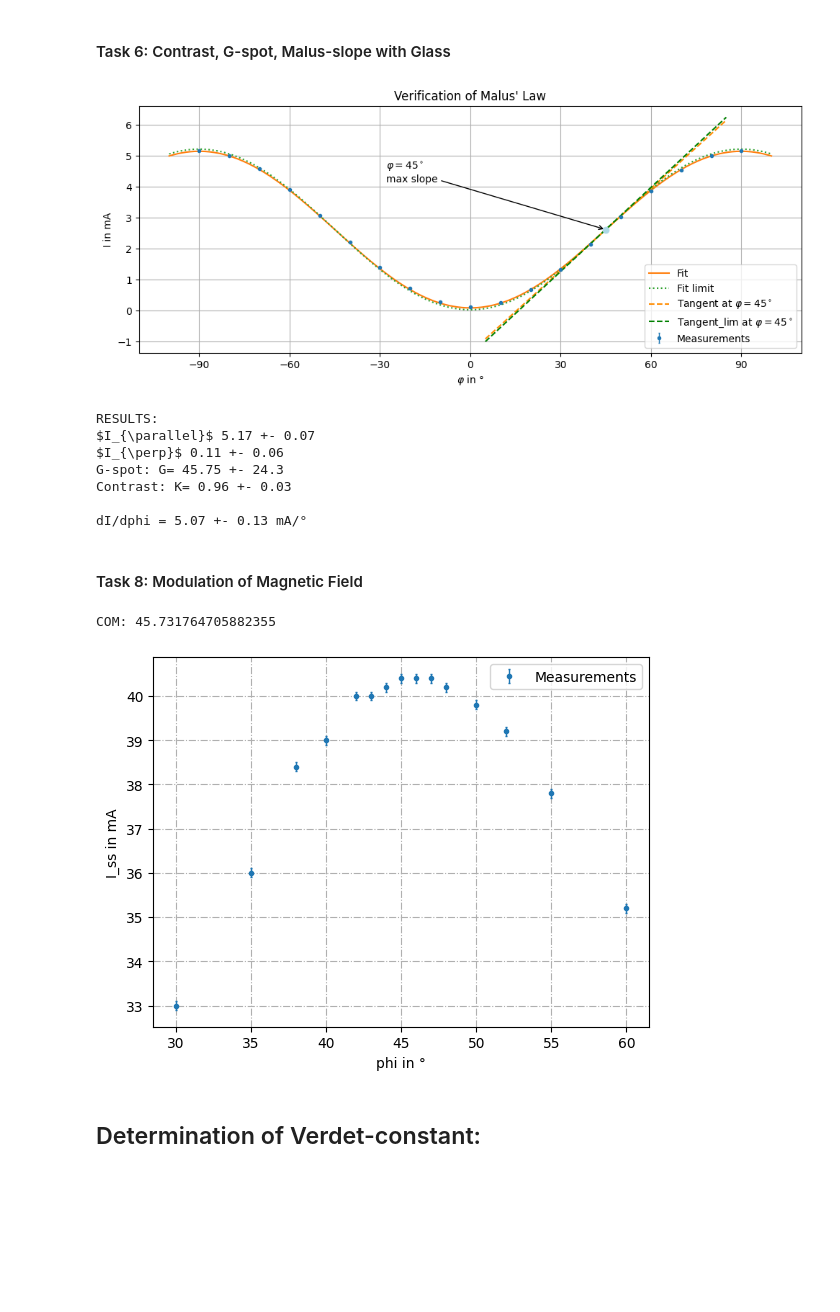
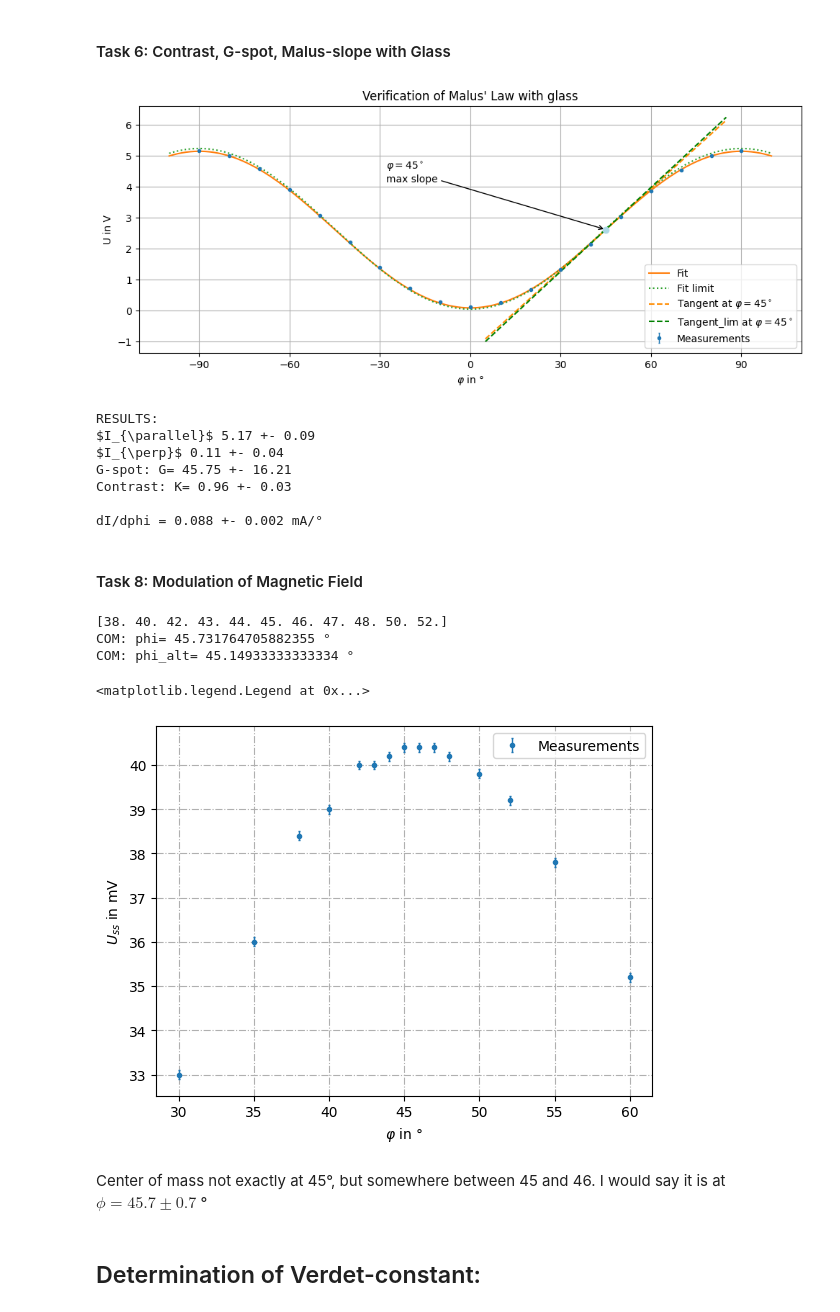
Before and after one commit to cembomembo/FP-Faraday, a Jupyter notebook: Evaluation/evaluation.ipynb, the cells around one changed output. Drawn from its saved outputs; the diff is of its cells as text; code cells hidden in the pictures; blank space fills up the shorter version.

```diff
--- a/Evaluation/evaluation.ipynb
+++ b/Evaluation/evaluation.ipynb
@@ -148,19 +149,19 @@ I_phi = np.array([
 
 plt.figure(figsize=(10., 4.2))
 plt.errorbar(I_phi[0],I_phi[1],yerr=0.01, fmt='.', capsize=1, elinewidth=1, label='Measurements')# xerr=0.01, line_style='dashed' )
-plt.ylabel(r'I in mA')
+plt.ylabel(r'U in V')
 plt.xlabel(r"$\varphi$ in °")
 
 # Manual fit cos(phi):
 x_fit = np.linspace(-100,100,1000)
 def y_fit(x):
     x = x*2*np.pi/360
-    return 5.1*np.cos(x+np.pi/2)**2 + 0.06
-plt.plot(x_fit,y_fit(x_fit),'-', label='Fit')
+    return np.max(I_phi[1])*np.cos(x+np.pi/2)**2 + 0.0#6
+plt.plot(x_fit,y_fit(x_fit),'-', label='Theoretical Curve')
 
 def y_fit_grenz(x):
     x = x*2*np.pi/360
-    return 5.2*np.cos(x+np.pi/2)**2+0
+    return 5*np.cos(x+np.pi/2)**2+0.1
 plt.plot(x_fit,y_fit_grenz(x_fit),':', label='Fit limit')
 
 plt.xticks(np.linspace(-90,90,7))
@@ -175,7 +176,7 @@ I_par = np.max(I_phi[1])
 I_par_err = np.abs(np.max(y_fit_grenz(x_fit)) - np.max(y_fit(x_fit)))
 
 I_ort = np.min(y_fit(x_fit))
-I_ort = np.min(I_phi[1])
+I_ort = 0.2 #np.min(I_phi[1])
 I_ort_err = np.abs(np.min(y_fit_grenz(x_fit)) - np.min(y_fit(x_fit)))
 
 K = (I_par - I_ort)/(I_par + I_ort)
@@ -185,8 +186,8 @@ G = I_par/I_ort
 G_err = G*np.sqrt((I_ort_err/I_ort)**2+(I_par_err/I_par)**2)
 
 print('\033[1m'+'RESULTS:'+'\033[0m')
-print(r'$I_{\parallel}$',np.round(I_par,2),'+-',np.round(np.abs(I_par_err),2))
-print(r'$I_{\perp}$',np.round(I_ort,2),'+-',np.round(np.abs(I_ort_err),2))
+print(r'$U_{\parallel}$',np.round(I_par,2),'+-',np.round(np.abs(I_par_err),2))
+print(r'$U_{\perp}$',np.round(I_ort,2),'+-',np.round(np.abs(I_ort_err),2))
 print('G-spot: G=',np.round(G,2),'+-',np.round(np.abs(G_err),2))
 print('Contrast: K=',np.round(K,2),'+-',np.round(np.abs(K_err),2))
 # %% [output]
@@ -229,7 +230,7 @@ I_phi = np.array([
 # %%
 plt.figure(figsize=(10., 4.2))
 plt.errorbar(I_phi[0],I_phi[1],yerr=0.01, fmt='.', capsize=1, elinewidth=1, label='Measurements')# xerr=0.01, line_style='dashed' )
-plt.ylabel(r'I in mA')
+plt.ylabel(r'U in V')
 plt.xlabel(r"$\varphi$ in °")
 
 # Manual fit cos(phi):
@@ -246,7 +247,7 @@ plt.plot(x_fit,y_fit(x_fit),'-', label='Fit')
 
 def y_fit_grenz(x):
     x = x*2*np.pi/360
-    return I0_fit_grenz*np.cos(x+np.pi/2)**2+0.02
+    return I0_fit_grenz*np.cos(x+np.pi/2)**2+0.04
 plt.plot(x_fit,y_fit_grenz(x_fit),':', label='Fit limit')
 
 #----------------- Insertion of code for the slope at 45° ------------------#
@@ -286,11 +287,12 @@ plt.annotate(
 
 #----------------------- end of Insertion ----------------------------------#
 
+
 plt.xticks(np.linspace(-90,90,7))
 plt.tight_layout()
 plt.grid(True)
 plt.legend(loc=4)
-plt.title('Verification of Malus\' Law')
+plt.title('Verification of Malus\' Law with glass')
 plt.show()
 
 I_par = np.max(y_fit(x_fit))
@@ -313,16 +315,16 @@ print(r'$I_{\perp}$',np.round(I_ort,2),'+-',np.round(np.abs(I_ort_err),2))
 print('G-spot: G=',np.round(G,2),'+-',np.round(np.abs(G_err),2))
 print('Contrast: K=',np.round(K,2),'+-',np.round(np.abs(K_err),2),'\n')
 
-print('dI/dphi =', np.round(slope_per_rad,2), '+-', np.round(np.abs(slope_per_rad-slope_per_rad_grenz),2),'mA/°')
+print('dI/dphi =', np.round(2*np.pi*slope_per_rad/360,3), '+-', np.round(2*np.pi*np.abs(slope_per_rad-slope_per_rad_grenz)/360,3),'mA/°')
 # %% [output]
-[figure, old version]
+[figure, new version]
 RESULTS:
-$I_{\parallel}$ 5.17 +- 0.07
-$I_{\perp}$ 0.11 +- 0.06
-G-spot: G= 45.75 +- 24.3
+$I_{\parallel}$ 5.17 +- 0.09
+$I_{\perp}$ 0.11 +- 0.04
+G-spot: G= 45.75 +- 16.21
 Contrast: K= 0.96 +- 0.03
 
-dI/dphi = 5.07 +- 0.13 mA/°
+dI/dphi = 0.088 +- 0.002 mA/°
 # %% [markdown]
 #### Task 8: Modulation of Magnetic Field
 # %%
@@ -336,31 +338,42 @@ I_ss_err = 0.1
 # %%
 # Maximal Modulation signal plot
 
 plt.errorbar(I_ss[0],I_ss[1],yerr=I_ss_err, fmt='.', capsize=1, elinewidth=1, label='Measurements')# xerr=0.01, line_style='dashed' )
-plt.ylabel('I_ss in mA')
-plt.xlabel('phi in °')
+plt.ylabel('$U_{ss}$ in mV')
+plt.xlabel(r'$\varphi$ in °')
 
 # Manual fit:
 x_fit = np.linspace(30,60,200)
 def y_fit(x):
-    return 40.45*np.cos(1.6*np.deg2rad(x-46))**2#40.5 -0.03*(x-45)**2
+    return 10*np.exp(-(x-46)**2/100) +30
 #plt.plot(x_fit,y_fit(x_fit),'-', label='fit')
 
 def y_fit_grenz(x):
     return -0.4 + x*9.6
 #plt.plot(x_fit,y_fit_grenz(x_fit),':', label='fit limit')
 
-plt.grid(True,ls='-.')
-plt.legend()
+plt.grid(True,which='both',ls='-.', rasterized=True)
+
 
 # Center of Mass:
 
 phi_max = np.sum(I_ss[0,:]*(I_ss[1,:]-np.min(I_ss[1])))/np.sum((I_ss[1,:]-np.min(I_ss[1])))
 
-phi_max = np.sum(I_ss[0,:]*(I_ss[1,:]-np.min(I_ss[1])))/np.sum((I_ss[1,:]-np.min(I_ss[1])))
-print('COM:',phi_max)
+phi_max_alt = np.sum(I_ss[0,2:-2]*(I_ss[1,2:-2]-np.min(I_ss[1])))/np.sum((I_ss[1,2:-2]-np.min(I_ss[1])))
+print(I_ss[0,2:-2])
+print('COM: phi=',phi_max, '°')
+print('COM: phi_alt=',phi_max_alt, '°')
+
+#plt.scatter([45.9], [40.45], zorder=5, color='lightblue', label='Visual maximum at phi ='+str(45.9))
+plt.xticks(np.linspace(30,60,7))
+plt.legend()
 # %% [output]
-COM: 45.731764705882355
+[38. 40. 42. 43. 44. 45. 46. 47. 48. 50. 52.]
+COM: phi= 45.731764705882355 °
+COM: phi_alt= 45.14933333333334 °
+<matplotlib.legend.Legend at 0x...>
-[figure, old version]
+[figure, new version]
+# %% [markdown]
+Center of mass not exactly at 45°, but somewhere between 45 and 46. I would say it is at  $\phi = 45.7 \pm 0.7$ °
 # %% [markdown]
 ## Determination of Verdet-constant:
```
Also changed, not shown: parts of 7 cells of this notebook, 4 other files.
